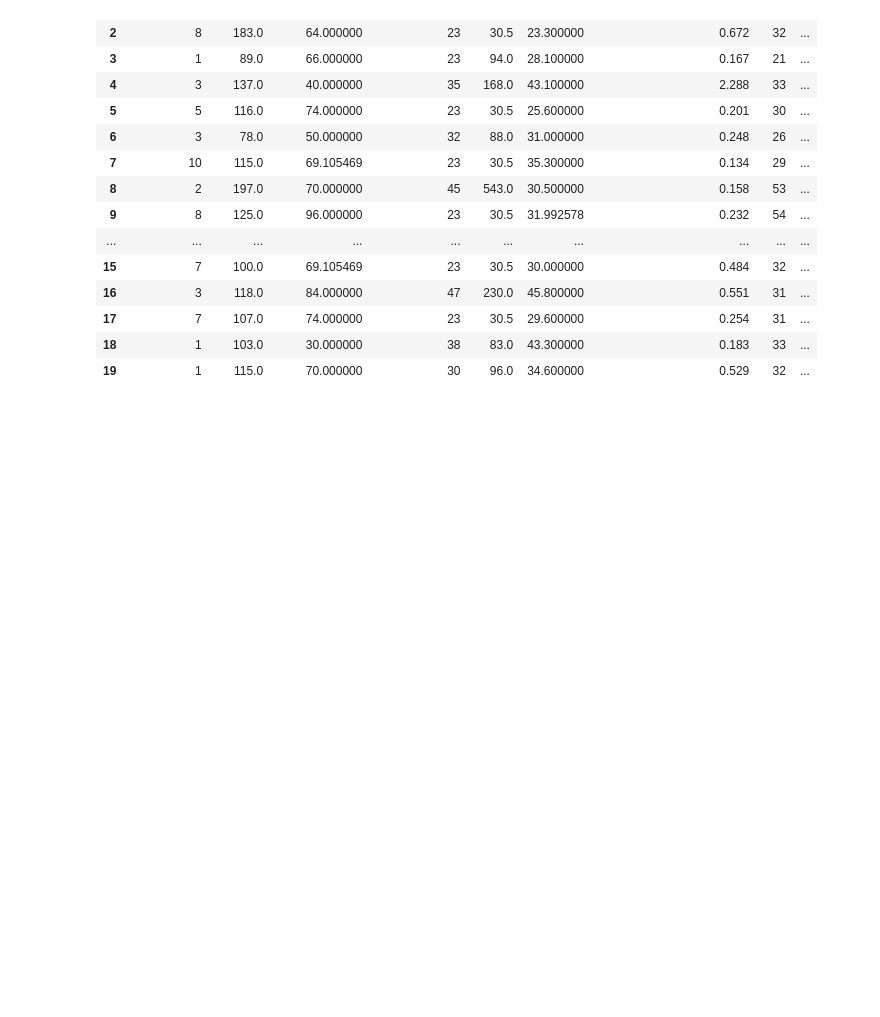
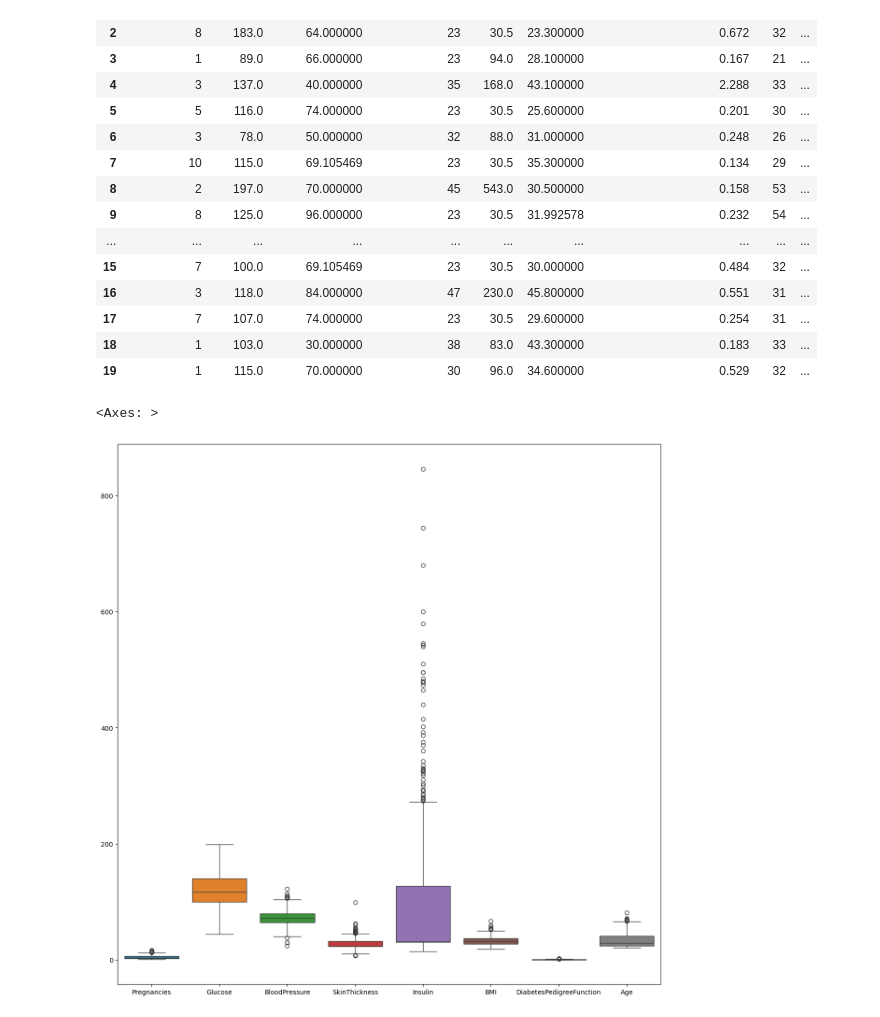
Before and after one commit to Priyabrata111/Predictive_Diabetes_Analysis, a Jupyter notebook: predictive_analysis_diabetes.ipynb, the cells around one changed output. Drawn from its saved outputs; the diff is of its cells as text; code cells hidden in the pictures; blank space fills up the shorter version.

```diff
--- a/predictive_analysis_diabetes.ipynb
+++ b/predictive_analysis_diabetes.ipynb
@@ -149,3 +149,12 @@ dataset.head(20)
 | 17 | 7 | 107.0 | 74.000000 | 23 | 30.5 | 29.600000 | 0.254 | 31 | ... |
 | 18 | 1 | 103.0 | 30.000000 | 38 | 83.0 | 43.300000 | 0.183 | 33 | ... |
 | 19 | 1 | 115.0 | 70.000000 | 30 | 96.0 | 34.600000 | 0.529 | 32 | ... |
+# %%
+X = dataset.drop(columns = 'Outcome')
+Y = dataset['Outcome']
+# %%
+fig,ax = plt.subplots(figsize = (15,15))
+sns.boxplot(X,ax = ax)
+# %% [output]
+<Axes: >
+[figure, added]
```
Also changed, not shown: parts of 5 cells of this notebook.
